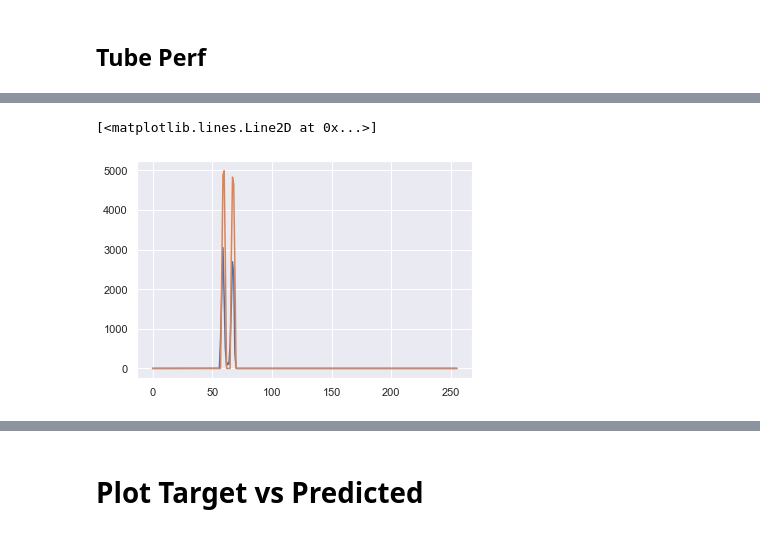
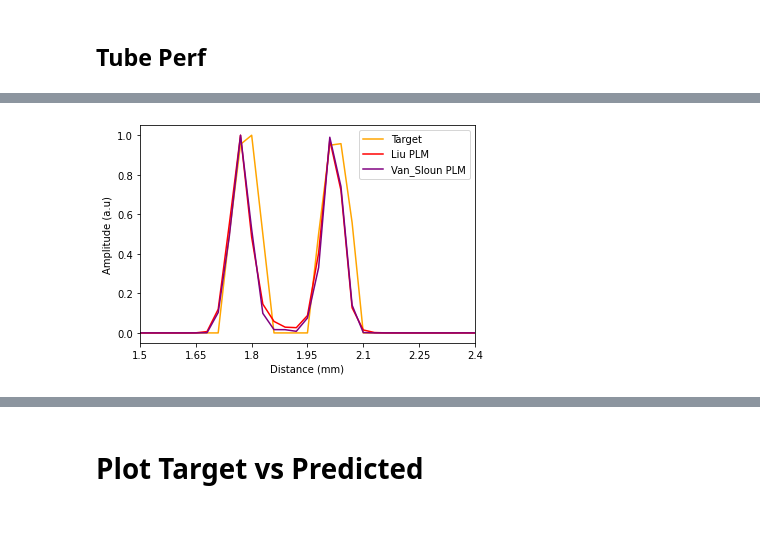
Before and after one commit to Blaser37/Deep_ULM_internship, a Jupyter notebook: testing_model.ipynb, the cells around one changed output, grey strips where cells are left out. Saved outputs shown, nothing was run; the diff lists cells and outputs as text; code cells hidden in the pictures.

```diff
--- a/testing_model.ipynb
+++ b/testing_model.ipynb
@@ -283,7 +334,20 @@ sum_4 = np.sum(test_4, axis = 0)
 # %%
-plt.plot(sum_1)
-plt.plot(sum_3)
-#plt.plot(sum_4)
+import matplotlib.ticker as ticker
+
+ax = plt.axes()
+# plt.plot(sum_norm_2, label = 'Power Doppler')
+plt.plot(sum_norm_3, label = 'Target', color = "orange")
+# plt.plot(sum_norm_4, label = 'Liu', color = "green")
+plt.plot(sum_norm_1, label = 'Liu PLM', color = "red")
+# plt.plot(sum_norm_4_s, label = 'Van_Sloun', color = "blue")
+plt.plot(sum_norm_1_s, label = 'Van_Sloun PLM', color = "purple")
+ticks = ticker.FuncFormatter(lambda x, pos: '{0:g}'.format(x*0.03))
+ax.xaxis.set_major_formatter(ticks)
+plt.legend(loc="best")
+ax.set_xlim(50,80)
+ax.xaxis.set_major_locator(ticker.MultipleLocator(5))
+plt.xlabel("Distance (mm)")
+plt.ylabel("Amplitude (a.u)")
+plt.show()
 # %% [output]
-[<matplotlib.lines.Line2D at 0x...>]
-[figure, old version]
+[figure, new version]
```
Also changed, not shown: parts of 35 cells of this notebook.
